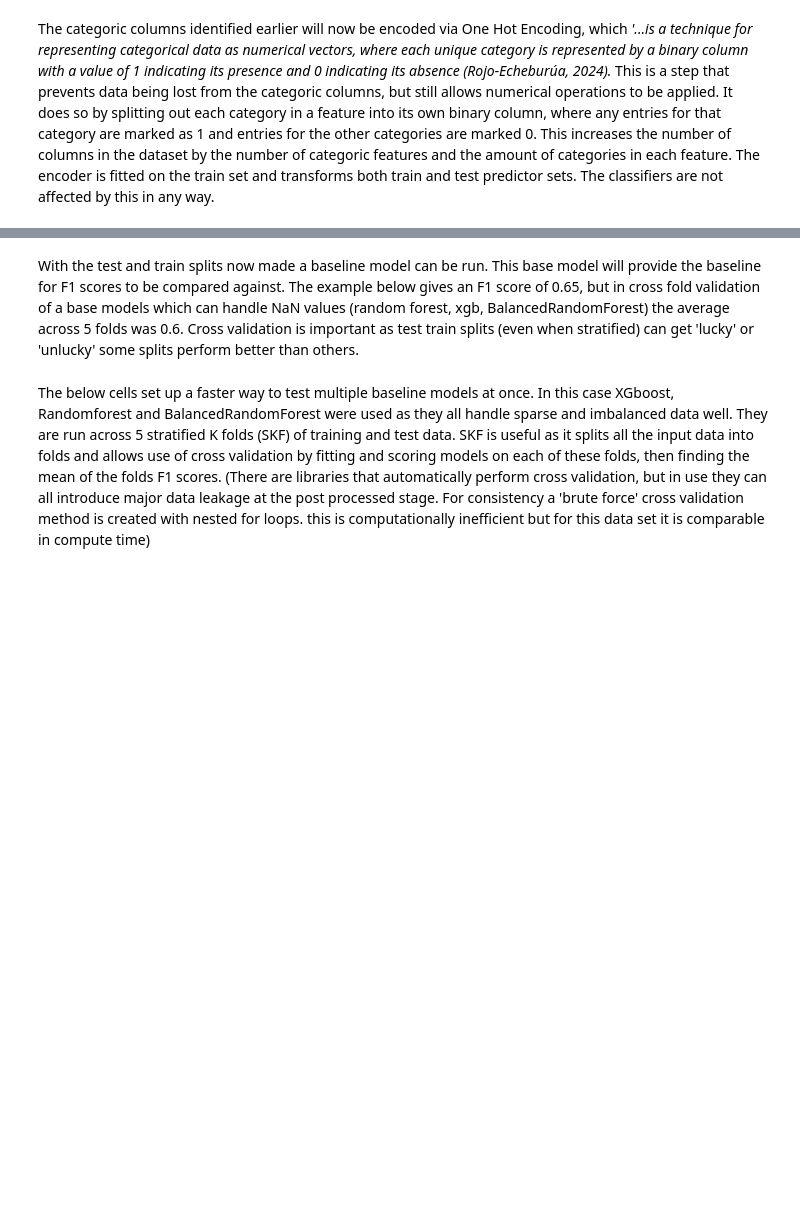
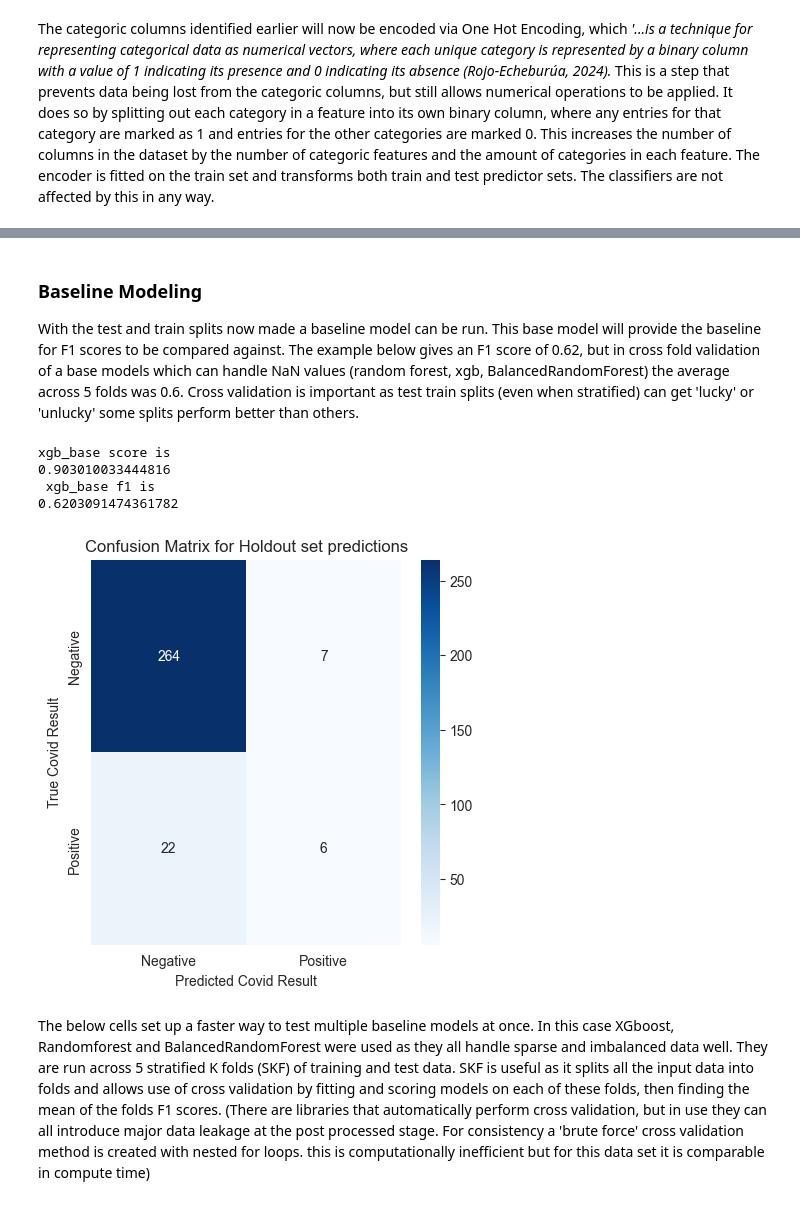
Before and after one commit to TheCherubQueen/DC3DMN, a Jupyter notebook: cw/DC3DMN_Report.ipynb, the cells around one changed output, grey strips where cells are left out. Cells and saved outputs as stored; diff of their text form; code cells hidden in the pictures; blank space fills up the shorter version.

```diff
--- a/cw/DC3DMN_Report.ipynb
+++ b/cw/DC3DMN_Report.ipynb
@@ -116,4 +155,0 @@ Although the data is now ingested, it will need a number of preprocessing steps
-# %%
-#Remove the patient ID column and check the rest of the data is as expected
-df_all.drop('Patient ID', axis = 1, inplace = True)
-df_all.head(1)
@@ -129,3 +155,0 @@ In this dataset there are 5 columns that have only got 1 unique value contained
-# %%
-#Drop all columns with 1 or less unique values from df_all
-df_all = df_all.drop(columns = df_single_values.columns)
@@ -134,9 +156,18 @@ The same logic should be applied for rows with all values missing also, as their
 # %%
-#Ignore the patient quantile and exam result
-ignored_cols = ["Patient age quantile", "SARS-Cov-2 exam result"]
-all_feats_cols = df_all.columns.difference(ignored_cols)
-
-#Drop all rows that are fully missing all feature values
-df_all = df_all.dropna(how = "all", subset = all_feats_cols)
-#check the new shape of the dataframe to see how many rows were dropped
-print(f'The current shape of df_all is: {df_all.shape}')
+def preprocess(df):
+    #Remove the patient ID column and check the rest of the data is as expected
+    df.drop('Patient ID', axis = 1, inplace = True)
+    #Find all columns with only a single unique value in the column
+    df_single_values =  df.loc[:, df.nunique(dropna = False) == 1]
+    #Drop all columns with 1 or less unique values from df_all
+    df = df.drop(columns = df_single_values.columns)
+    #Ignore the patient quantile and exam result
+    ignored_cols = ["Patient age quantile", "SARS-Cov-2 exam result"]
+    all_feats_cols = df.columns.difference(ignored_cols)
+    #Drop all rows that are fully missing all feature values
+    df = df.dropna(how = "all", subset = all_feats_cols)
+    #check the new shape of the dataframe to see how many rows were dropped
+    print(f'The current shape of df after preprocessing is: {df.shape}')
+    return df
+df_all = preprocess(df_all)
+df_all.head()
@@ -163,8 +211,11 @@ The above table shows there are 3 columns that have categoric data in them; urin
 #keep an eye on the shape to make sure nothing is going wrong
 print(f'shape pre casting & mapping is: {df_all.shape}')
 #Handle these columns by converting them to numerical values where possible.
-df_all['feat_Urine - Leukocytes'] = df_all['feat_Urine - Leukocytes'].replace('<1000', 999).astype('Float64')
-#normal mapping
-mapping = { 'normal': 0, 'Ausentes' : 0}
-df_all = df_all.replace(mapping)
+def input_mapping(df):
+    df['feat_Urine - Leukocytes'] = df['feat_Urine - Leukocytes'].replace('<1000', 999).astype('Float64')
+    #normal mapping
+    mapping = { 'normal': 0, 'Ausentes' : 0}
+    df = df.replace(mapping)
+    return df
+df_all = input_mapping(df_all)
 df_all.head(1)
@@ -204,20 +271,27 @@ print(f'The shape of the test-train splits post OneHot Encoding are:\nTraining P
 # %% [markdown]
-With the test and train splits now made a baseline model can be run. This base model will provide the baseline for F1 scores to be compared against. The example below gives an F1 score of 0.65, but in cross fold validation of a base models which can handle NaN values (random forest, xgb, BalancedRandomForest) the average across 5 folds was 0.6. Cross validation is important as test train splits (even when stratified) can get 'lucky' or 'unlucky' some splits perform better than others.
+### Baseline Modeling
+With the test and train splits now made a baseline model can be run. This base model will provide the baseline for F1 scores to be compared against. The example below gives an F1 score of 0.62, but in cross fold validation of a base models which can handle NaN values (random forest, xgb, BalancedRandomForest) the average across 5 folds was 0.6. Cross validation is important as test train splits (even when stratified) can get 'lucky' or 'unlucky' some splits perform better than others.
 # %%
 #Base model
-xgb_base = XGBClassifier(n_estimators = 50, learning_rate = 1, random_state = 1, n_jobs = -1)
+xgb_base = XGBClassifier(random_state = 1, n_jobs = -1)
 xgb_base.fit(df_predictor_train, df_classifier_train)
 xgb_base_predictions = xgb_base.predict(df_predictor_test)
 test_xgb_base_score = xgb_base.score(df_predictor_test, df_classifier_test)
 test_xgb_base_f1 = f1_score(df_classifier_test,xgb_base_predictions, average='macro')
 print(f'xgb_base score is \n{test_xgb_base_score}\n xgb_base f1 is \n{test_xgb_base_f1}')
 cm = confusion_matrix(df_classifier_test, xgb_base_predictions)
 plt.figure(figsize = (5,5))
 sns.heatmap(cm, annot=True, fmt='d', cmap='Blues', xticklabels=['Negative', 'Positive'], yticklabels=['Negative', 'Positive'])
 plt.title('Confusion Matrix for Holdout set predictions')
 plt.xlabel('Predicted Covid Result')
 plt.ylabel('True Covid Result')
 plt.show()
+# %% [output]
+xgb_base score is
+0.903010033444816
+ xgb_base f1 is
+0.6203091474361782
+[figure, added]
 # %% [markdown]
 The below cells set up a faster way to test multiple baseline models at once. In this case XGboost, Randomforest and BalancedRandomForest were used as they all handle sparse and imbalanced data well. They are run across 5 stratified K folds (SKF) of training and test data. SKF is useful as it splits all the input data into folds and allows use of cross validation by fitting and scoring models on each of these folds, then finding the mean of the folds F1 scores. (There are libraries that automatically perform cross validation, but in use they can all introduce major data leakage at the post processed stage. For consistency a 'brute force' cross validation method is created with nested for loops. this is computationally inefficient but for this data set it is comparable in compute time)
 # %%
```
Also changed, not shown: parts of 47 cells of this notebook.
